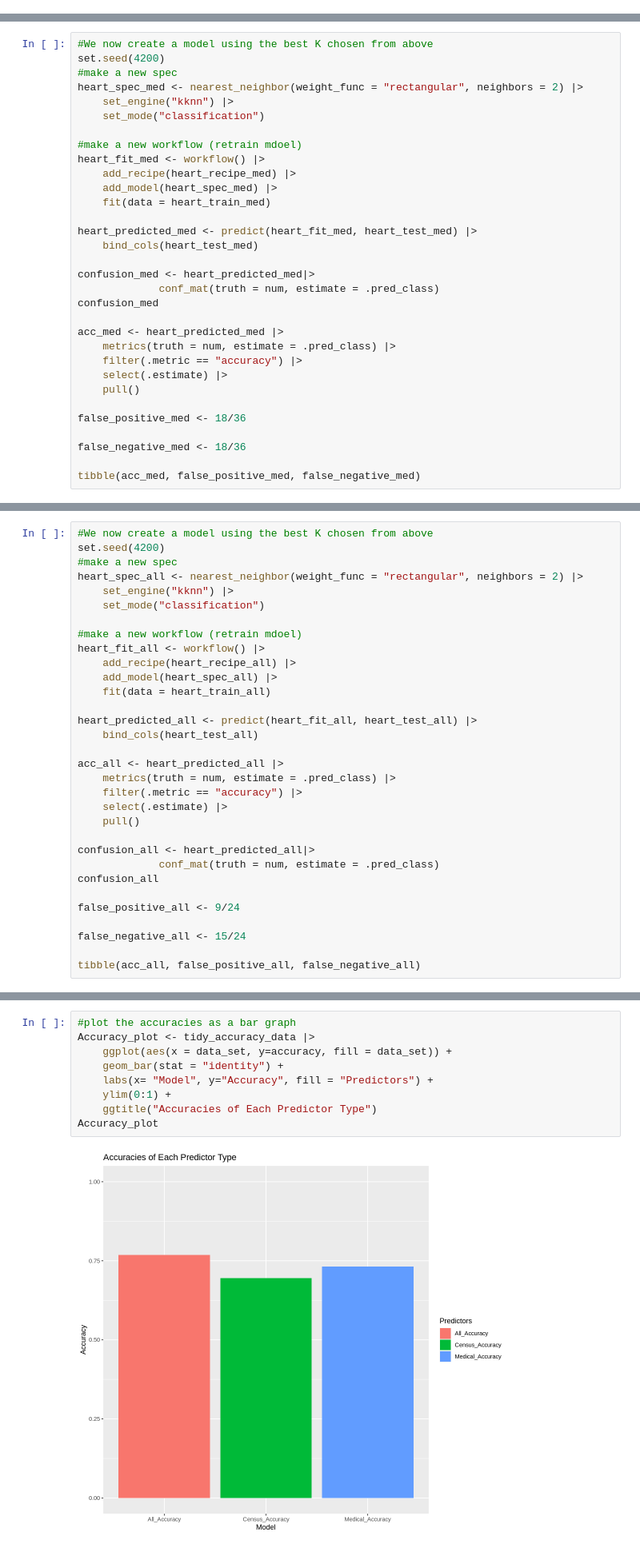
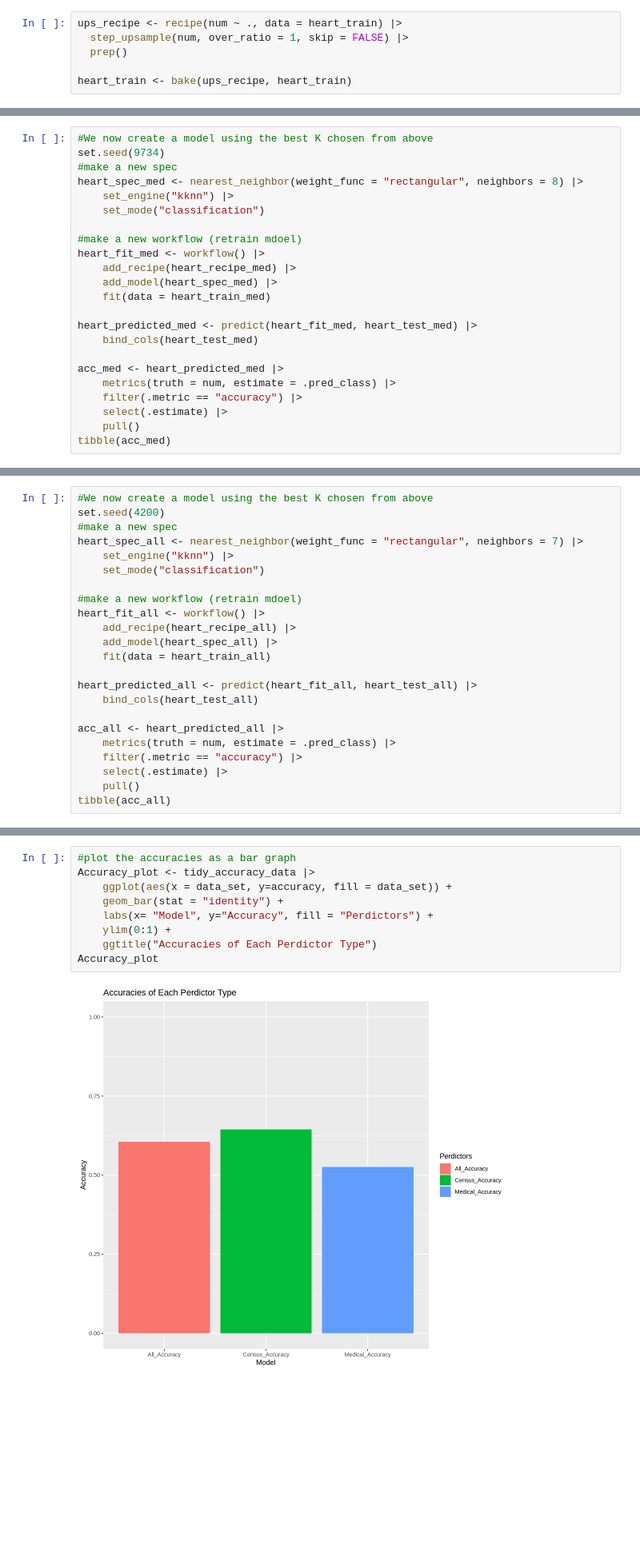
Before and after one commit to Phoebeml/Group20_DSCI100, a Jupyter notebook: Group20Project.ipynb, the cells around one changed output, grey strips where cells are left out. Shown at 80% size. Drawn from its saved outputs; the diff is of its cells as text; blank space fills up the shorter version.

```diff
--- a/Group20Project.ipynb
+++ b/Group20Project.ipynb
@@ -110,3 +99,9 @@ A tibble: 2 × 7
+# %%
+ups_recipe <- recipe(num ~ ., data = heart_train) |>
+  step_upsample(num, over_ratio = 1, skip = FALSE) |>
+  prep()
+
+heart_train <- bake(ups_recipe, heart_train)
 # %%
 options(repr.plot.height = 15, repr.plot.width = 15)
 
@@ -311,8 +288,8 @@ accuracy_vs_k_med
 # %%
 #We now create a model using the best K chosen from above
-set.seed(4200)
+set.seed(9734)
 #make a new spec
-heart_spec_med <- nearest_neighbor(weight_func = "rectangular", neighbors = 2) |>
+heart_spec_med <- nearest_neighbor(weight_func = "rectangular", neighbors = 8) |>
     set_engine("kknn") |>
     set_mode("classification")
 
@@ -325,19 +302,10 @@ heart_fit_med <- workflow() |>
 heart_predicted_med <- predict(heart_fit_med, heart_test_med) |>
     bind_cols(heart_test_med)
 
-confusion_med <- heart_predicted_med|>
-             conf_mat(truth = num, estimate = .pred_class)
-confusion_med
-
 acc_med <- heart_predicted_med |>
     metrics(truth = num, estimate = .pred_class) |>
     filter(.metric == "accuracy") |>
     select(.estimate) |>
     pull()
-
-false_positive_med <- 18/36
-
-false_negative_med <- 18/36
-
-tibble(acc_med, false_positive_med, false_negative_med)
+tibble(acc_med)
 # %% [output]
@@ -404,7 +368,7 @@ accuracy_vs_k_all
 #We now create a model using the best K chosen from above
 set.seed(4200)
 #make a new spec
-heart_spec_all <- nearest_neighbor(weight_func = "rectangular", neighbors = 2) |>
+heart_spec_all <- nearest_neighbor(weight_func = "rectangular", neighbors = 7) |>
     set_engine("kknn") |>
     set_mode("classification")
 
@@ -422,14 +386,5 @@ acc_all <- heart_predicted_all |>
     filter(.metric == "accuracy") |>
     select(.estimate) |>
     pull()
-
-confusion_all <- heart_predicted_all|>
-             conf_mat(truth = num, estimate = .pred_class)
-confusion_all
-
-false_positive_all <- 9/24
-
-false_negative_all <- 15/24
-
-tibble(acc_all, false_positive_all, false_negative_all)
+tibble(acc_all)
 # %% [output]
@@ -473,11 +424,11 @@ A tibble: 3 × 2
 # %%
 #plot the accuracies as a bar graph
 Accuracy_plot <- tidy_accuracy_data |>
     ggplot(aes(x = data_set, y=accuracy, fill = data_set)) +
     geom_bar(stat = "identity") +
-    labs(x= "Model", y="Accuracy", fill = "Predictors") +
+    labs(x= "Model", y="Accuracy", fill = "Perdictors") +
     ylim(0:1) +
-    ggtitle("Accuracies of Each Predictor Type")
+    ggtitle("Accuracies of Each Perdictor Type")
 Accuracy_plot
 # %% [output]
-[figure, old version]
+[figure, new version]
```
Also changed, not shown: parts of 11 cells of this notebook.
